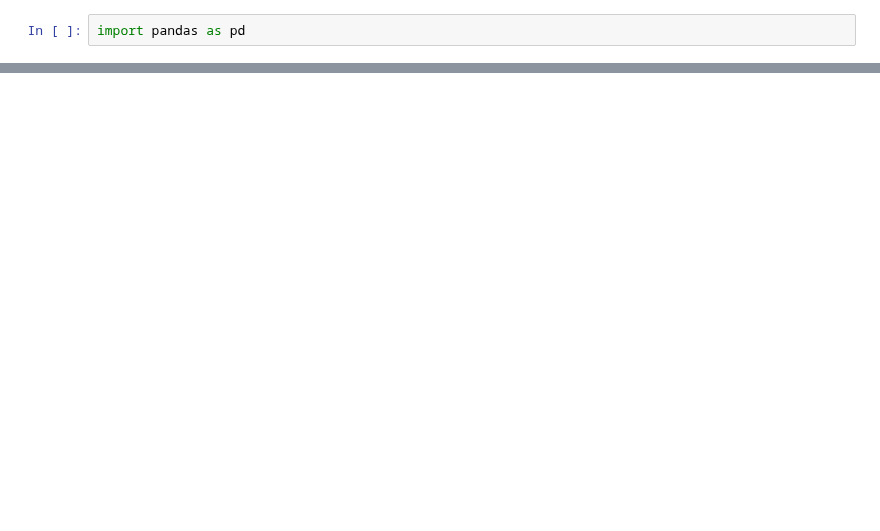
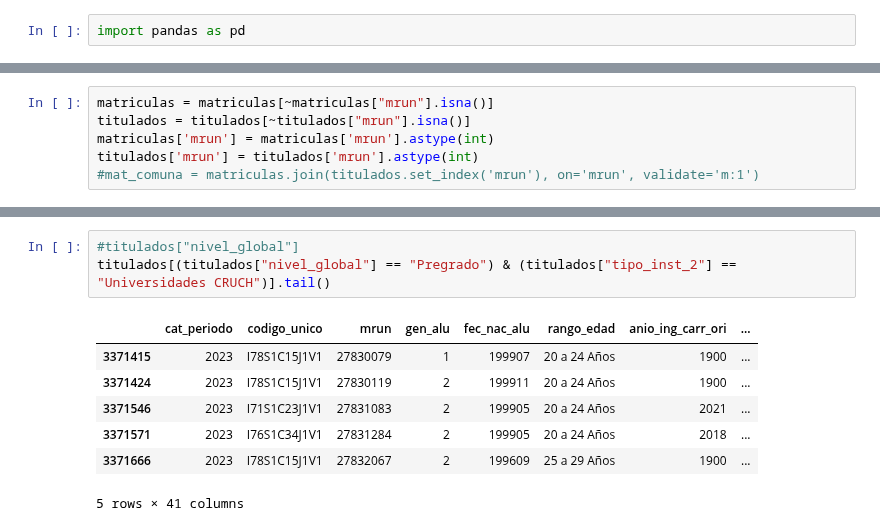
Before and after one commit to albertoitg/visualizacion, a Jupyter notebook: proyecto.ipynb, the cells around one changed output, grey strips where cells are left out. Drawn from its saved outputs; the diff is of its cells as text; blank space fills up the shorter version.

```diff
--- a/proyecto.ipynb
+++ b/proyecto.ipynb
@@ -19,0 +60,6 @@ matriculas.head()
+# %%
+matriculas = matriculas[~matriculas["mrun"].isna()]
+titulados = titulados[~titulados["mrun"].isna()]
+matriculas['mrun'] = matriculas['mrun'].astype(int)
+titulados['mrun'] = titulados['mrun'].astype(int)
+#mat_comuna = matriculas.join(titulados.set_index('mrun'), on='mrun', validate='m:1')
@@ -19,0 +82,11 @@ matriculas.head()
+# %%
+#titulados["nivel_global"]
+titulados[(titulados["nivel_global"] == "Pregrado") & (titulados["tipo_inst_2"] == "Universidades CRUCH")].tail()
+# %% [output]
+|  | cat_periodo | codigo_unico | mrun | gen_alu | fec_nac_alu | rango_edad | anio_ing_carr_ori | ... |
+| 3371415 | 2023 | I78S1C15J1V1 | 27830079 | 1 | 199907 | 20 a 24 Años | 1900 | ... |
+| 3371424 | 2023 | I78S1C15J1V1 | 27830119 | 2 | 199911 | 20 a 24 Años | 1900 | ... |
+| 3371546 | 2023 | I71S1C23J1V1 | 27831083 | 2 | 199905 | 20 a 24 Años | 2021 | ... |
+| 3371571 | 2023 | I76S1C34J1V1 | 27831284 | 2 | 199905 | 20 a 24 Años | 2018 | ... |
+| 3371666 | 2023 | I78S1C15J1V1 | 27832067 | 2 | 199609 | 25 a 29 Años | 1900 | ... |
+5 rows × 41 columns
```
Also changed, not shown: parts of 9 cells of this notebook, 1 other file.
